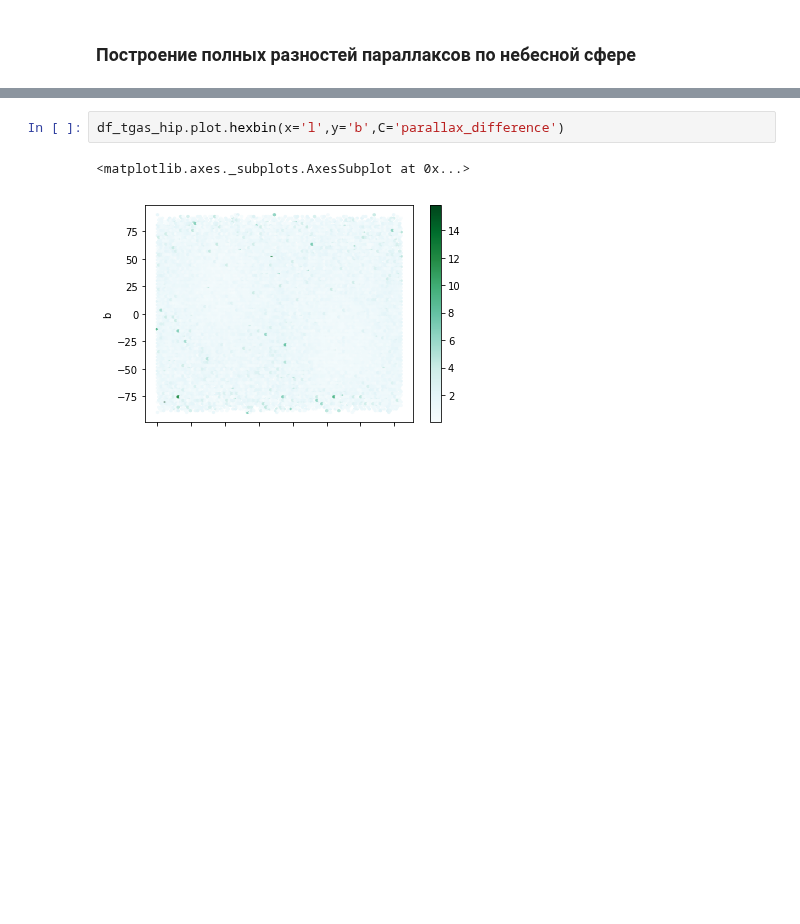
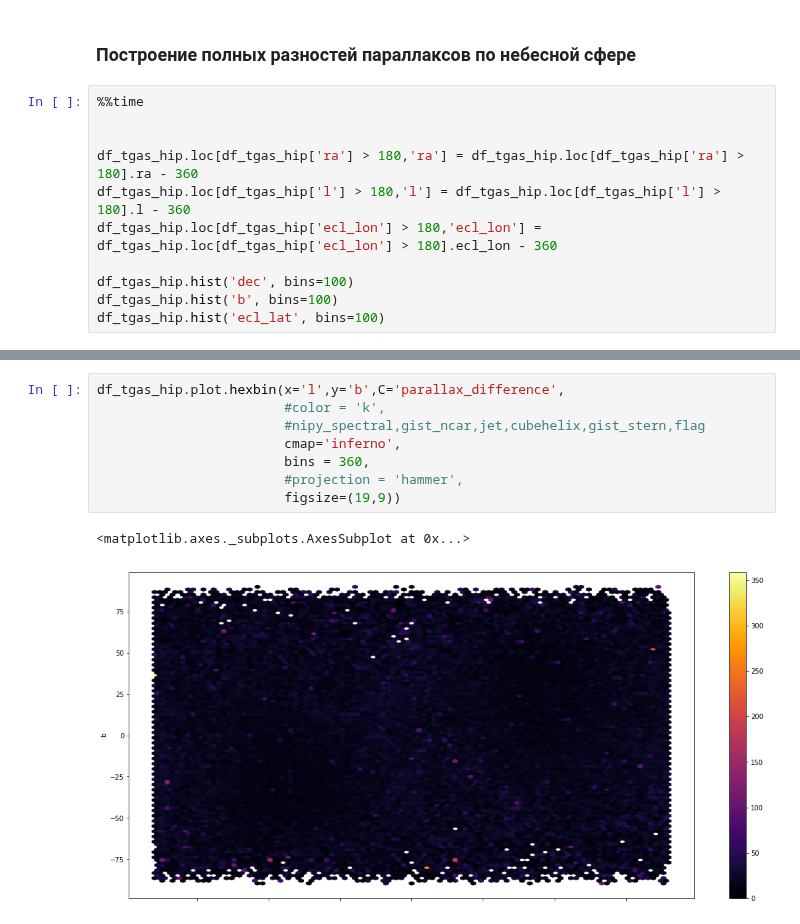
Before and after one commit to paantya/gaialib, a Jupyter notebook: k2018.ipynb, the cells around one changed output, grey strips where cells are left out. Drawn from its saved outputs; the diff is of its cells as text; blank space fills up the shorter version.

```diff
--- a/k2018.ipynb
+++ b/k2018.ipynb
@@ -261,3 +261,14 @@ df_tgas_hip[['hip','parallax','parallax_hip','parallax_difference']].sort_values
 | 58050 | 58241 | 28.225184 | 8.35 | 19.875184 |
 # %% [markdown]
 ### Построение полных разностей параллаксов по небесной сфере
+# %%
+%%time
+
+
+df_tgas_hip.loc[df_tgas_hip['ra'] > 180,'ra'] = df_tgas_hip.loc[df_tgas_hip['ra'] > 180].ra - 360
+df_tgas_hip.loc[df_tgas_hip['l'] > 180,'l'] = df_tgas_hip.loc[df_tgas_hip['l'] > 180].l - 360
+df_tgas_hip.loc[df_tgas_hip['ecl_lon'] > 180,'ecl_lon'] = df_tgas_hip.loc[df_tgas_hip['ecl_lon'] > 180].ecl_lon - 360
+
+df_tgas_hip.hist('dec', bins=100)
+df_tgas_hip.hist('b', bins=100)
+df_tgas_hip.hist('ecl_lat', bins=100)
@@ -264,5 +281,11 @@ df_tgas_hip[['hip','parallax','parallax_hip','parallax_difference']].sort_values
 # %%
-df_tgas_hip.plot.hexbin(x='l',y='b',C='parallax_difference')
+df_tgas_hip.plot.hexbin(x='l',y='b',C='parallax_difference',
+                        #color = 'k',
+                        #nipy_spectral,gist_ncar,jet,cubehelix,gist_stern,flag
+                        cmap='inferno',
+                        bins = 360,
+                        #projection = 'hammer',
+                        figsize=(19,9))
 # %% [output]
 <matplotlib.axes._subplots.AxesSubplot at 0x...>
-[figure, old version]
+[figure, new version]
```
Also changed, not shown: parts of 2 cells of this notebook.
